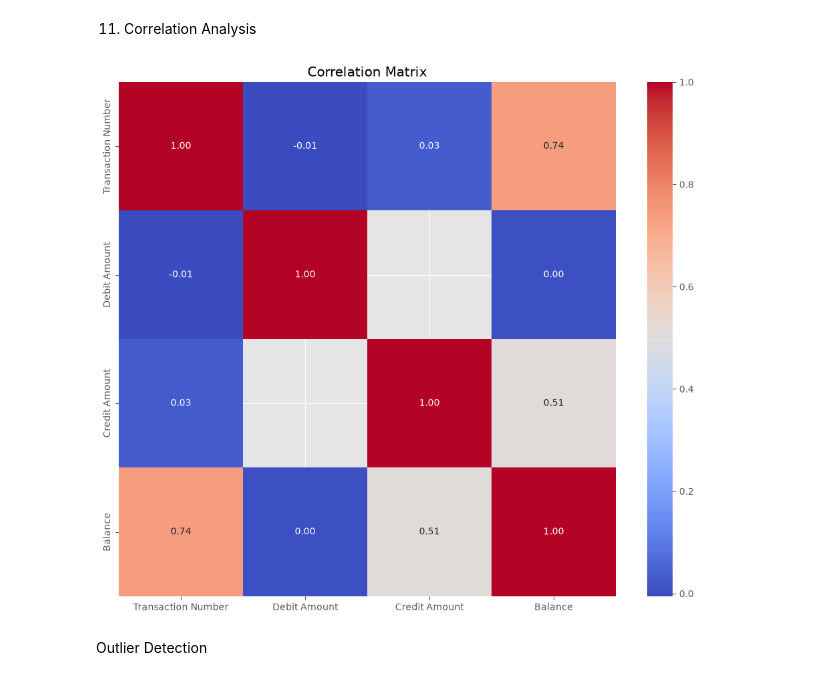
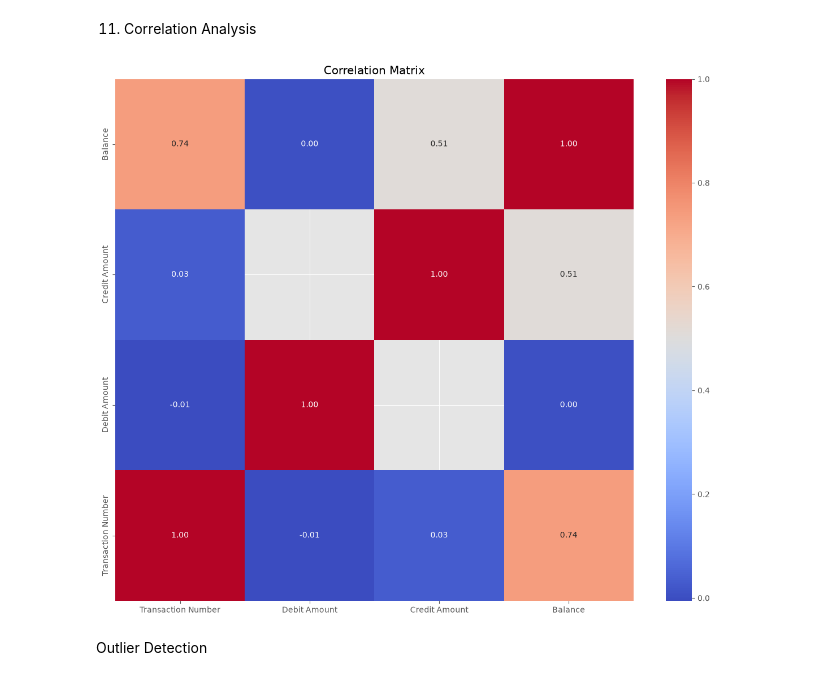
Before and after one commit to m3mentomor1/e2e-bank-transactions-analysis, a Jupyter notebook: notebooks/eda_raw.ipynb, the cells around one changed output. Drawn from its saved outputs; the diff is of its cells as text; code cells hidden in the pictures.

```diff
--- a/notebooks/eda_raw.ipynb
+++ b/notebooks/eda_raw.ipynb
@@ -334,22 +426,32 @@ for col in categorical_cols:
 # %% [markdown]
 11. Correlation Analysis
 # %%
-corr = df.corr(numeric_only=True)
+numeric_cols = [
+    "Transaction Number",
+    "Debit Amount",
+    "Credit Amount",
+    "Balance",
+]
 
-plt.figure(figsize=(12,10))
+corr = df[numeric_cols].corr()
+
+plt.figure(figsize=(12, 10))
 
 sns.heatmap(
-    corr,
+    corr.loc[numeric_cols, numeric_cols],
     annot=True,
     cmap="coolwarm",
-    fmt=".2f"
+    fmt=".2f",
+    xticklabels=numeric_cols,
+    yticklabels=numeric_cols,
 )
 
+plt.gca().invert_yaxis() # Invert Y axis values for better visualizations
 plt.title("Correlation Matrix")
-
+plt.tight_layout()
 plt.show()
 # %% [output]
-[figure, old version]
+[figure, new version]
 # %% [markdown]
 Outlier Detection
 # %%
```
Also changed, not shown: parts of 7 cells of this notebook, 2 other files.
